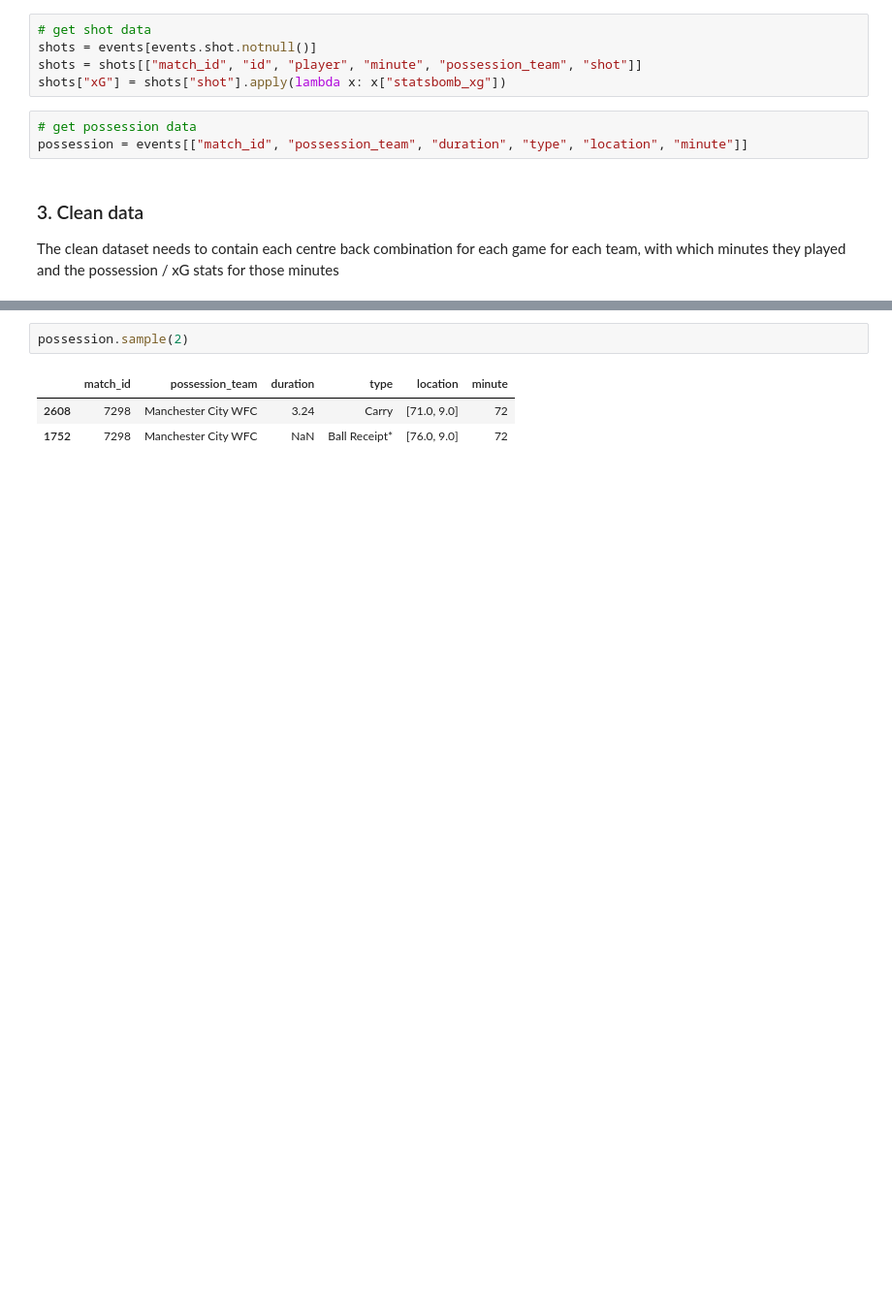
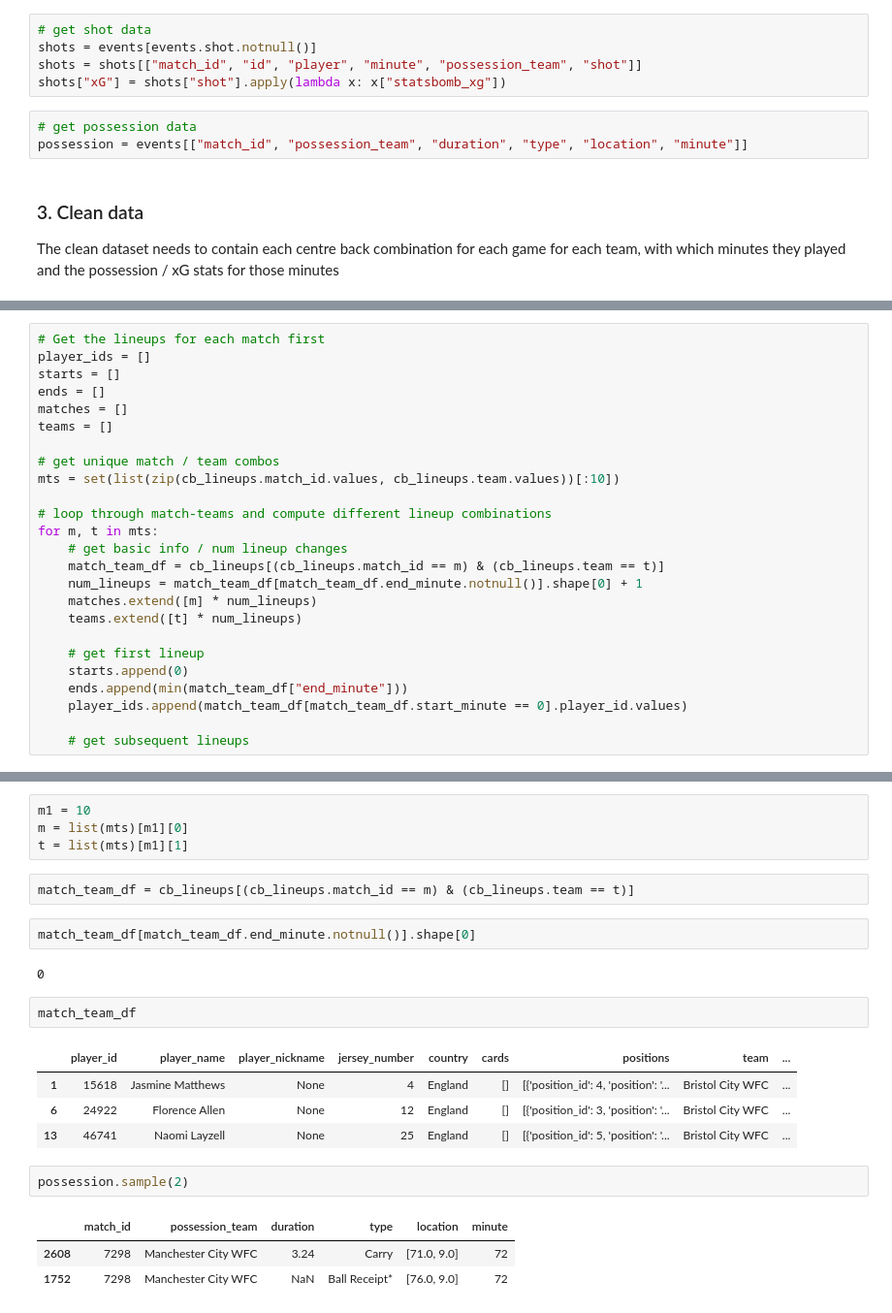
Before and after one commit to alexrhysbates/cb_efficiency, a Jupyter notebook: data/cb_dataset_prep.ipynb, the cells around one changed output, grey strips where cells are left out. Shown: that part at 97% size. Drawn from its saved outputs; the diff is of its cells as text; blank space fills up the shorter version.

```diff
--- a/data/cb_dataset_prep.ipynb
+++ b/data/cb_dataset_prep.ipynb
@@ -130,0 +150,25 @@ The clean dataset needs to contain each centre back combination for each game fo
+# %%
+# Get the lineups for each match first
+player_ids = []
+starts = []
+ends = []
+matches = []
+teams = []
+
+# get unique match / team combos
+mts = set(list(zip(cb_lineups.match_id.values, cb_lineups.team.values))[:10])
+
+# loop through match-teams and compute different lineup combinations
+for m, t in mts:
+    # get basic info / num lineup changes
+    match_team_df = cb_lineups[(cb_lineups.match_id == m) & (cb_lineups.team == t)]
+    num_lineups = match_team_df[match_team_df.end_minute.notnull()].shape[0] + 1
+    matches.extend([m] * num_lineups)
+    teams.extend([t] * num_lineups)
+
+    # get first lineup
+    starts.append(0)
+    ends.append(min(match_team_df["end_minute"]))
+    player_ids.append(match_team_df[match_team_df.start_minute == 0].player_id.values)
+
+    # get subsequent lineups
@@ -131,3 +197,20 @@ The clean dataset needs to contain each centre back combination for each game fo
+# %%
+m1 = 10
+m = list(mts)[m1][0]
+t = list(mts)[m1][1]
+# %%
+match_team_df = cb_lineups[(cb_lineups.match_id == m) & (cb_lineups.team == t)]
+# %%
+match_team_df[match_team_df.end_minute.notnull()].shape[0]
+# %% [output]
+0
+# %%
+match_team_df
+# %% [output]
+|  | player_id | player_name | player_nickname | jersey_number | country | cards | positions | team | ... |
+| 1 | 15618 | Jasmine Matthews | None | 4 | England | [] | [{'position_id': 4, 'position': '... | Bristol City WFC | ... |
+| 6 | 24922 | Florence Allen | None | 12 | England | [] | [{'position_id': 3, 'position': '... | Bristol City WFC | ... |
+| 13 | 46741 | Naomi Layzell | None | 25 | England | [] | [{'position_id': 5, 'position': '... | Bristol City WFC | ... |
 # %%
 possession.sample(2)
 # %% [output]
```
Also changed, not shown: parts of 7 cells of this notebook.
